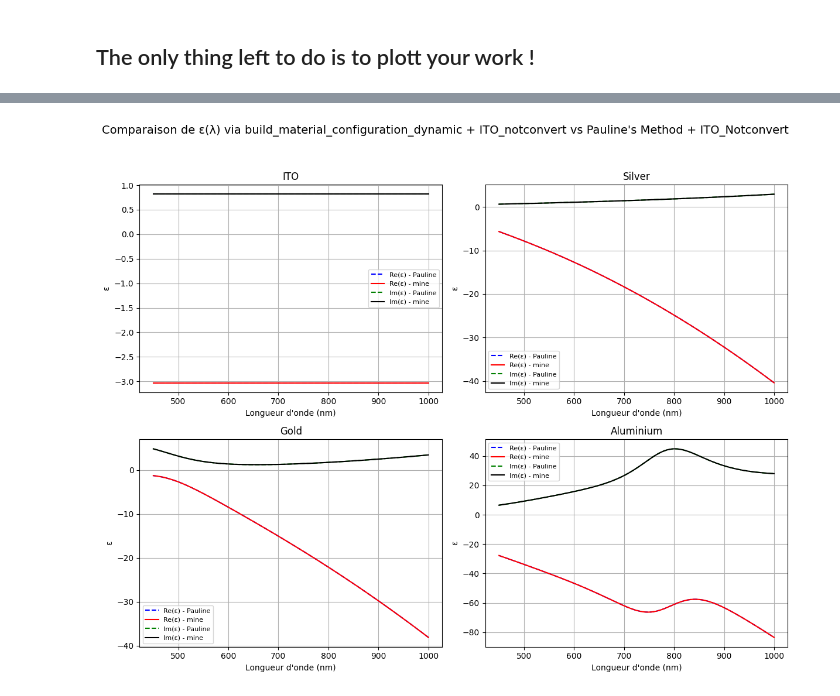
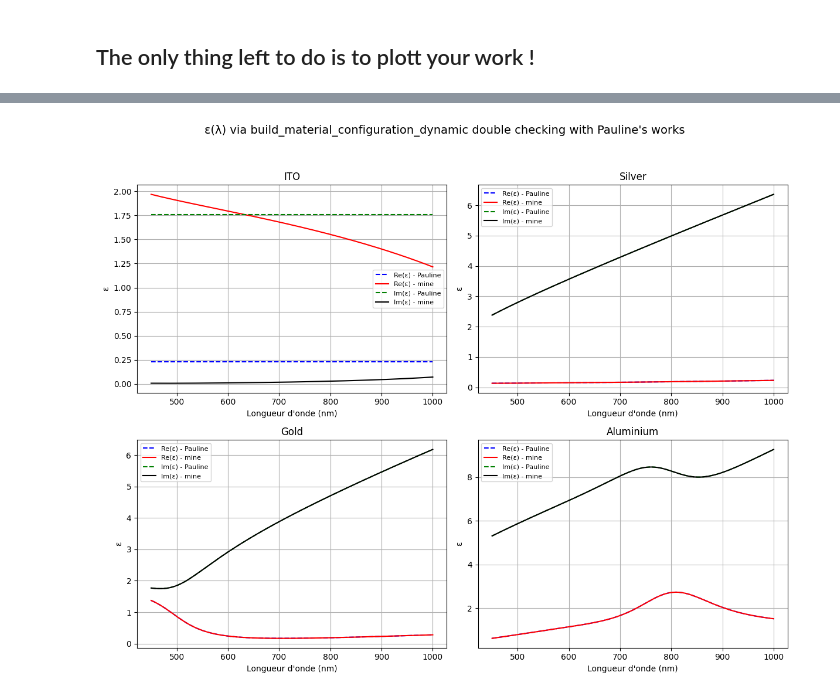
Before and after one commit to Marchombre/SWAG-P, a Jupyter notebook: Gap_Plasmon_2D/Workspace/notebooks/SWAG_Sim_V0_1.ipynb, the cells around one changed output, grey strips where cells are left out. Drawn from its saved outputs; the diff is of its cells as text; code cells hidden in the pictures.

```diff
--- a/Gap_Plasmon_2D/Workspace/notebooks/SWAG_Sim_V0_1.ipynb
+++ b/Gap_Plasmon_2D/Workspace/notebooks/SWAG_Sim_V0_1.ipynb
@@ -91,7 +100,11 @@ VBox(children=(HBox(children=(Dropdown(description='Préconfig:', options=(('Auc
 # %% [markdown]
 Save finals configurations, you can check this to ensure that you are what you wanted.
 # %%
-config_file = os.path.join(summary_dir, "material_config.json")
+CONFIGURATIONS_dir = os.path.join(workspace_dir, "CONFIGURATIONS")
+if CONFIGURATIONS_dir not in sys.path:
+    sys.path.append(CONFIGURATIONS_dir)
+
+config_file = os.path.join(CONFIGURATIONS_dir, "material_config.json")
 
 with open(config_file, "r", encoding="utf-8") as f:
     config_dict = json.load(f)
@@ -149,7 +162,6 @@ from swag_ITO_thickAu import nk_ITO, epsAgbb, epsAubb, epsAlbb
 
 # --- Méthode via build_material_configuration_dynamic ---
 from Material_Configuration import build_material_configuration_dynamic
-from Functions_Models_Data import compute_permittivity  # (utilisé par build_material_configuration_dynamic)
 
 # Pour créer un DataFrame de configuration pour un matériau standard ou custom,
 # on définit une fonction utilitaire qui retourne un DataFrame d'une seule ligne.
@@ -195,35 +207,35 @@ df_Au = create_df_for_material("perm_metalliclayer", "Standard", "Gold")
 eps_mine_Au = np.array([build_material_configuration_dynamic(df_Au, lam, json_combined_path)["perm_metalliclayer"]
                         for lam in lambda_range])
 results["Gold"] = (eps_Pauline_Au, eps_mine_Au)
 
 # 4) Al
 eps_Pauline_Al = np.array([epsAlbb(lam) for lam in lambda_range])
 # Our: on crée une configuration avec rôle "perm_metalliclayer" et matériau "Al"
 df_Al = create_df_for_material("perm_accroche", "Standard", "Aluminium")
 eps_mine_Al = np.array([build_material_configuration_dynamic(df_Al, lam, json_combined_path)["perm_accroche"]
                         for lam in lambda_range])
 results["Aluminium"] = (eps_Pauline_Al, eps_mine_Al)
 
 # --- Tracé des comparaisons ---
 fig, axs = plt.subplots(2, 2, figsize=(12, 10))
 material_names = ["ITO", "Silver", "Gold", "Aluminium"]
 
 for ax, mat in zip(axs.flatten(), material_names):
     eps_f, eps_o = results[mat]
     # Tracer la partie réelle
-    ax.plot(lambda_range, np.real(eps_f), 'b--', label="Re(ε) - Pauline")
-    ax.plot(lambda_range, np.real(eps_o), 'r-', label="Re(ε) - mine")
+    ax.plot(lambda_range, np.real(np.sqrt(eps_f)), 'b--', label="Re(ε) - Pauline")
+    ax.plot(lambda_range, np.real(np.sqrt(eps_o)), 'r-', label="Re(ε) - mine")
     # Tracer la partie imaginaire
-    ax.plot(lambda_range, np.imag(eps_f), 'g--', label="Im(ε) - Pauline")
-    ax.plot(lambda_range, np.imag(eps_o), 'k-', label="Im(ε) - mine")
+    ax.plot(lambda_range, np.imag(np.sqrt(eps_f)), 'g--', label="Im(ε) - Pauline")
+    ax.plot(lambda_range, np.imag(np.sqrt(eps_o)), 'k-', label="Im(ε) - mine")
     ax.set_title(f"{mat}")
     ax.set_xlabel("Longueur d'onde (nm)")
     ax.set_ylabel("ε")
     ax.legend(fontsize=8)
     ax.grid(True)
 
 plt.suptitle("ε(λ) via build_material_configuration_dynamic double checking with Pauline's works", fontsize=14)
 plt.tight_layout(rect=[0, 0.03, 1, 0.95])
 plt.show()
 # %% [output]
-[figure, old version]
+[figure, new version]
```
Also changed, not shown: parts of 4 cells of this notebook, 28 other files.
